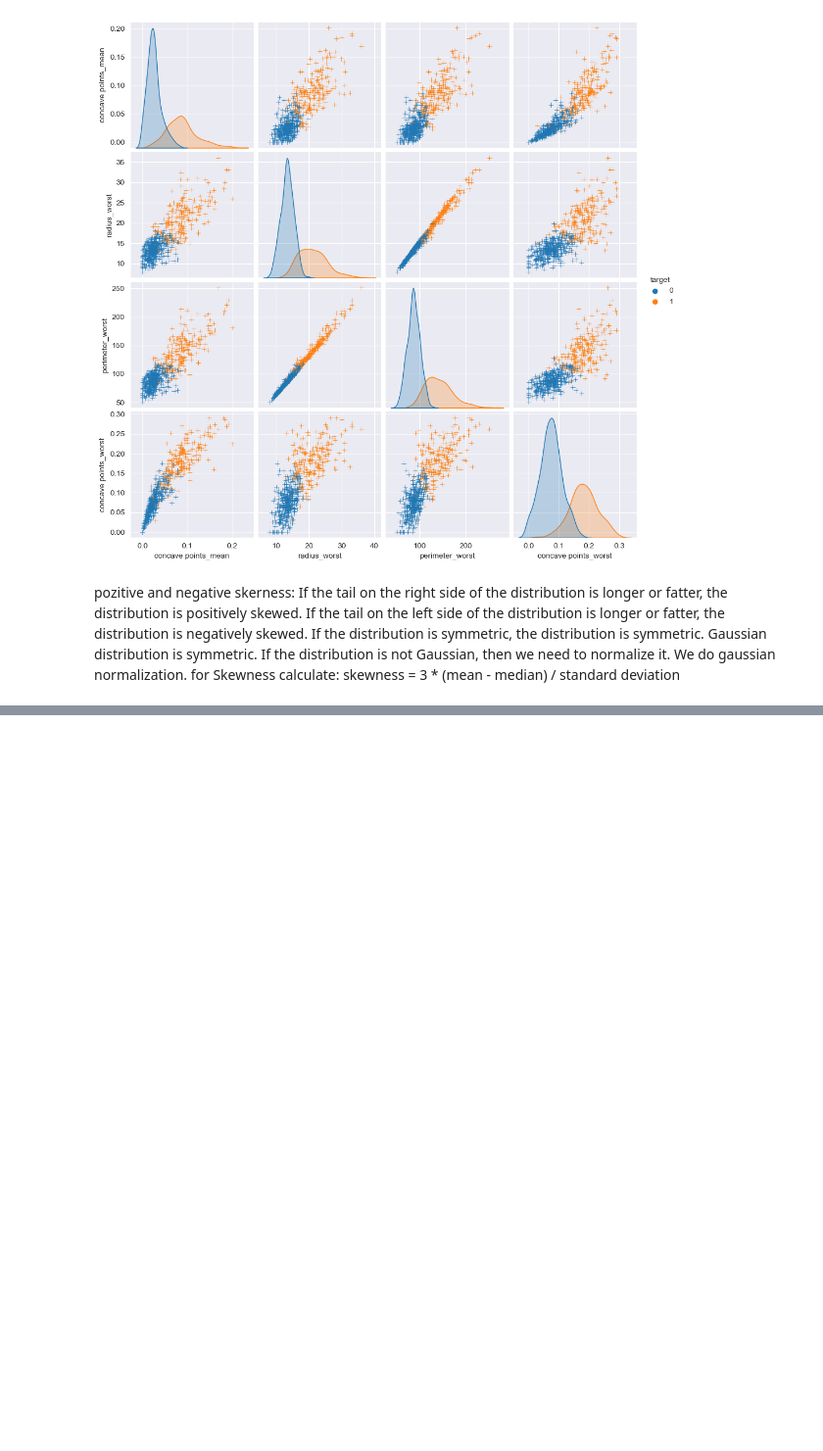
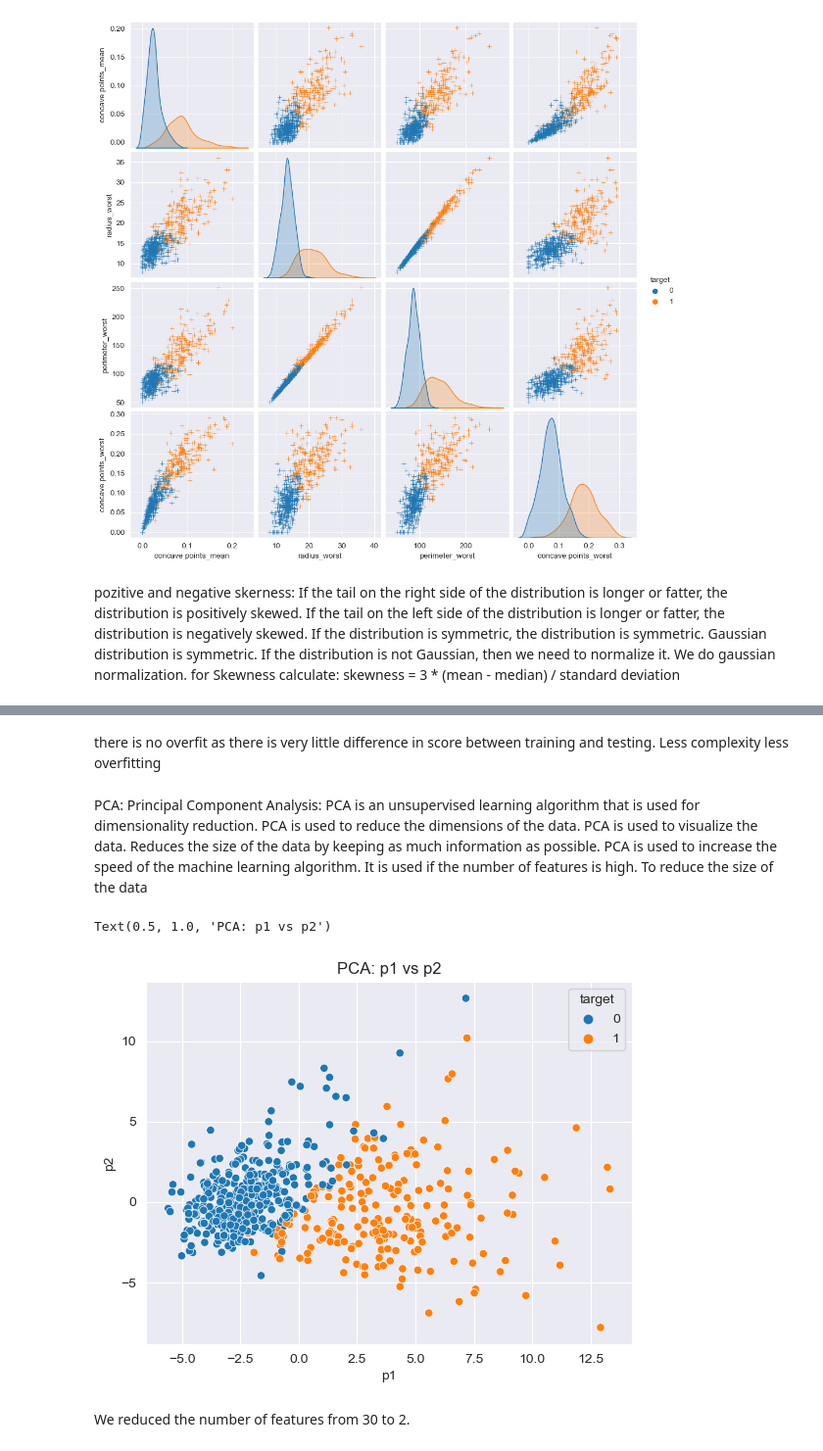
Before and after one commit to yasinsametkaraca/breast-cancer-classification, a Jupyter notebook: advanced-classification/project.ipynb, the cells around one changed output, grey strips where cells are left out. Shown at 98% size. Saved outputs shown, nothing was run; the diff lists cells and outputs as text; code cells hidden in the pictures; blank space fills up the shorter version.

```diff
--- a/advanced-classification/project.ipynb
+++ b/advanced-classification/project.ipynb
@@ -145,0 +240,3 @@ pozitive and negative skerness: If the tail on the right side of the distributio
+# %%
+x = x.drop(outlier_index) # We drop the outliers row. Type of x: pandas.core.frame.DataFrame.
+y = y.drop(outlier_index).values # We drop the outliers row. y.values: to see the values of y. type(y.values): numpy.ndarray (array([0, 0, 0, ..., 0, 0, 0], dtype=int64))
@@ -145,0 +364,21 @@ pozitive and negative skerness: If the tail on the right side of the distributio
+# %% [markdown]
+there is no overfit as there is very little difference in score between training and testing. Less complexity less overfitting
+# %% [markdown]
+PCA: Principal Component Analysis: PCA is an unsupervised learning algorithm that is used for dimensionality reduction. PCA is used to reduce the dimensions of the data. PCA is used to visualize the data. Reduces the size of the data by keeping as much information as possible. PCA is used to increase the speed of the machine learning algorithm.
+It is used if the number of features is high. To reduce the size of the data
+# %%
+scale = StandardScaler() # Why do we do standardization? Because PCA is sensitive to the variance of the features. Also PCA is unsupervised learning. So we do not need to split the data into train and test.
+x_scaled = scale.fit_transform(x) # We fit and transform the data.
+
+pca = PCA(n_components=2) # n_components=2: We want to reduce the number of features to 2.
+pca.fit(x_scaled) # We fit the model with the scaled data.
+x_reduced_pca = pca.transform(x_scaled) # We transform the data.
+pca_data = pd.DataFrame(x_reduced_pca, columns=["p1", "p2"]) # We create a DataFrame with reduced features.
+pca_data["target"] = y # We add target data to the DataFrame. For visualization.
+sns.scatterplot(x="p1", y="p2", hue="target", data=pca_data) # We visualize the data.
+plt.title("PCA: p1 vs p2")
+# %% [output]
+Text(0.5, 1.0, 'PCA: p1 vs p2')
+[figure, added]
+# %% [markdown]
+We reduced the number of features from 30 to 2.
```
Also changed, not shown: parts of 44 cells of this notebook, 1 other file.
